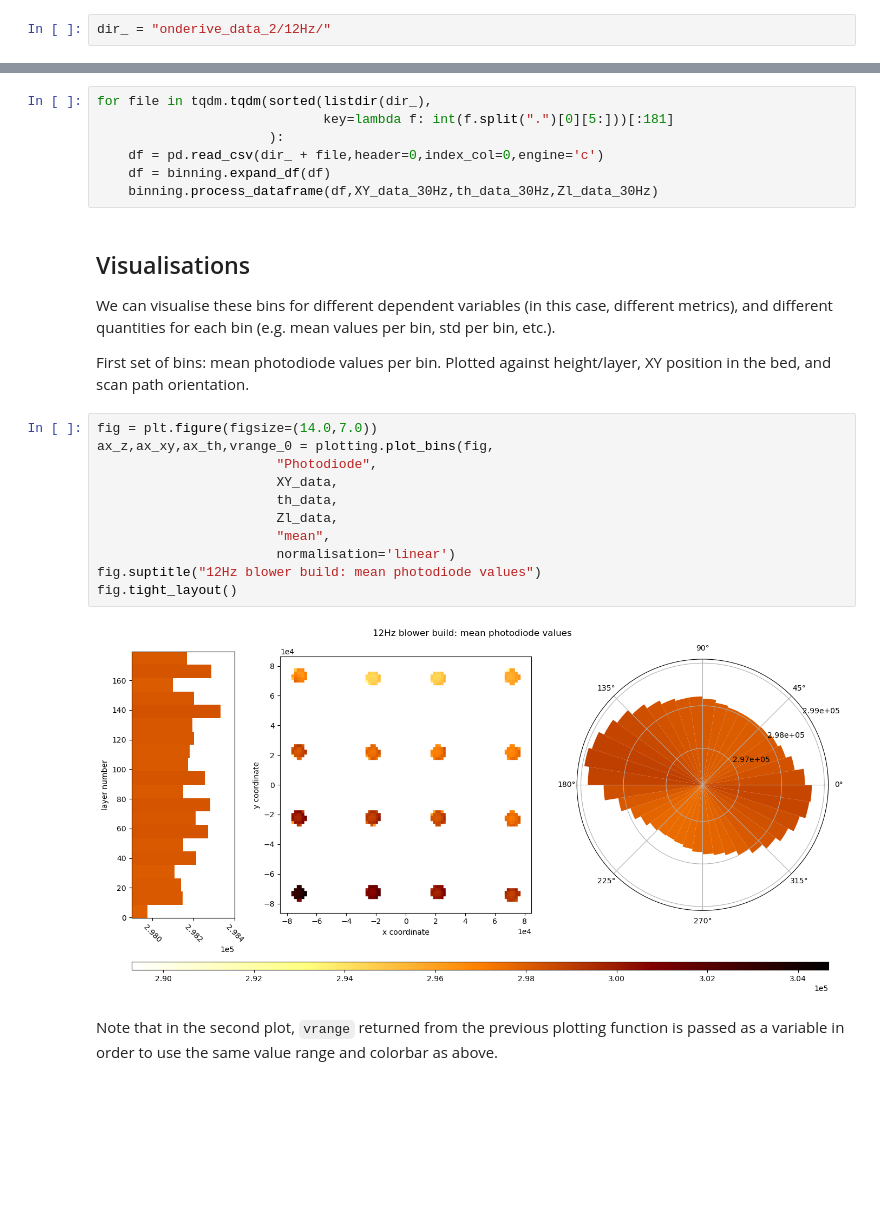
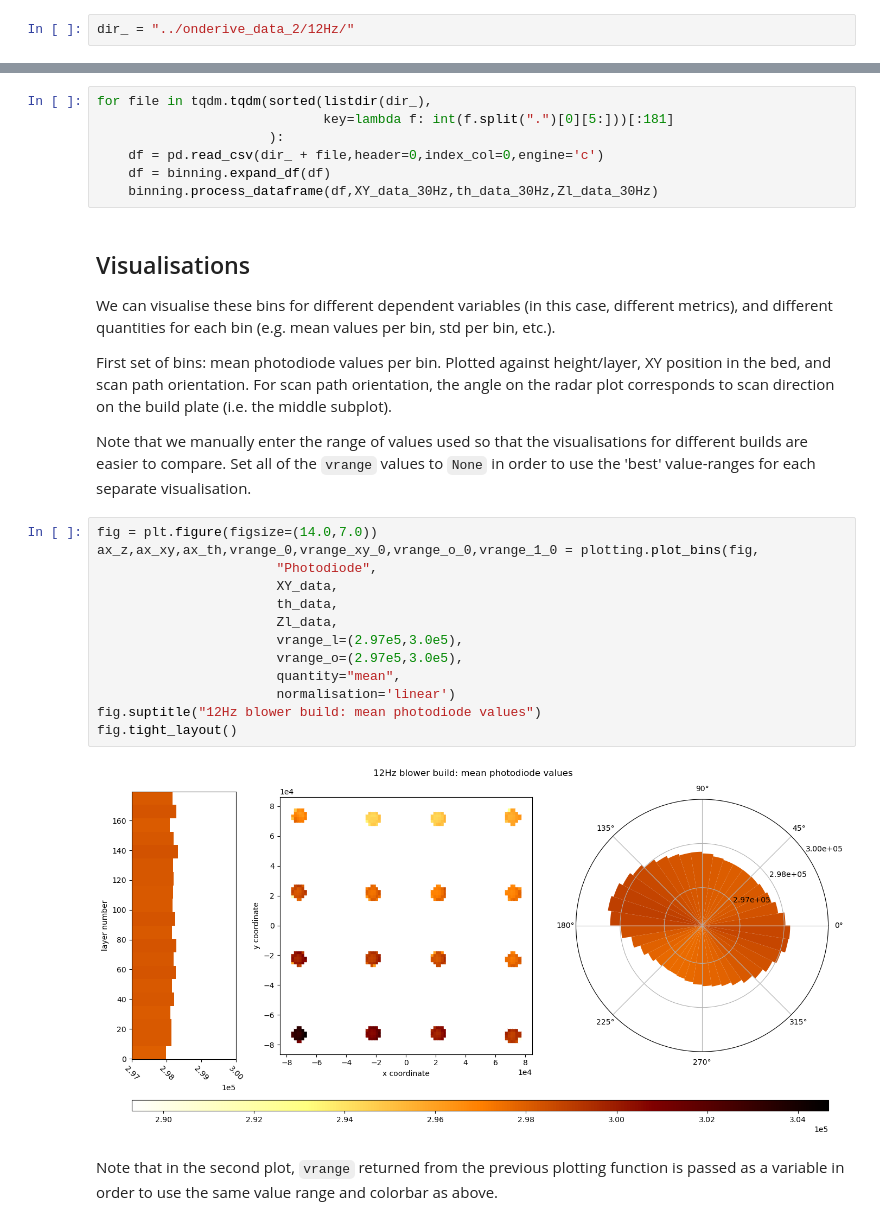
Before and after one commit to PatLT/grouch-binning, a Jupyter notebook: examples/complete_notes.ipynb, the cells around one changed output, grey strips where cells are left out. Saved outputs shown, nothing was run; the diff lists cells and outputs as text; blank space fills up the shorter version.

```diff
--- a/examples/complete_notes.ipynb
+++ b/examples/complete_notes.ipynb
@@ -28,7 +30,7 @@ The rest of the code in [fast_binning.py](fast_binning.py) basically consists of
 
 ### Demonstration
 # %%
-dir_ = "onderive_data_2/12Hz/"
+dir_ = "../onderive_data_2/12Hz/"
 # %%
 # grab a random file and use it to work out what metrics need to be included in the binning procedure.
 test_path = dir_ + "layer360.csv"
@@ -120,20 +217,24 @@ for file in tqdm.tqdm(sorted(listdir(dir_),
 ## Visualisations
 We can visualise these bins for different dependent variables (in this case, different metrics), and different quantities for each bin (e.g. mean values per bin, std per bin, etc.).
 
-First set of bins: mean photodiode values per bin. Plotted against height/layer, XY position in the bed, and scan path orientation.
+First set of bins: mean photodiode values per bin. Plotted against height/layer, XY position in the bed, and scan path orientation. For scan path orientation, the angle on the radar plot corresponds to scan direction on the build plate (i.e. the middle subplot).
+
+Note that we manually enter the range of values used so that the visualisations for different builds are easier to compare. Set all of the `vrange` values to `None` in order to use the 'best' value-ranges for each separate visualisation.
 # %%
 fig = plt.figure(figsize=(14.0,7.0))
-ax_z,ax_xy,ax_th,vrange_0 = plotting.plot_bins(fig,
+ax_z,ax_xy,ax_th,vrange_0,vrange_xy_0,vrange_o_0,vrange_1_0 = plotting.plot_bins(fig,
                        "Photodiode",
                        XY_data,
                        th_data,
                        Zl_data,
-                       "mean",
+                       vrange_l=(2.97e5,3.0e5),
+                       vrange_o=(2.97e5,3.0e5),
+                       quantity="mean",
                        normalisation='linear')
 fig.suptitle("12Hz blower build: mean photodiode values")
 fig.tight_layout()
 # %% [output]
-[figure, old version]
+[figure, new version]
 # %% [markdown]
 Note that in the second plot, `vrange` returned from the previous plotting function is passed as a variable in order to use the same value range and colorbar as above.
 # %%
```
Also changed, not shown: parts of 18 cells of this notebook, 3 other files.
